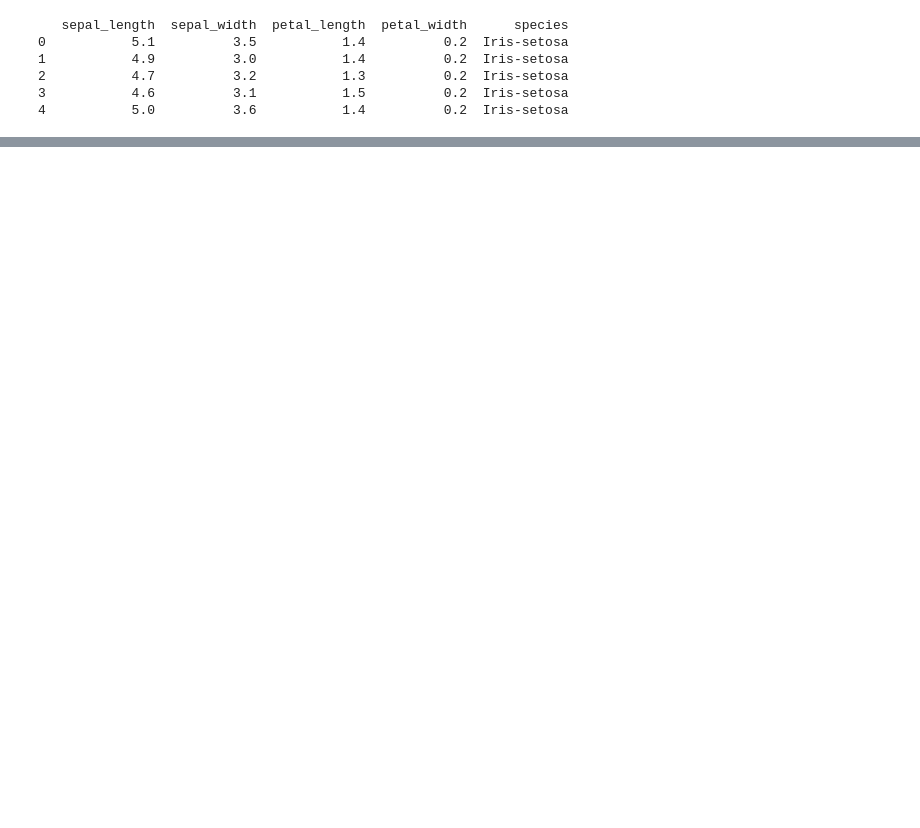
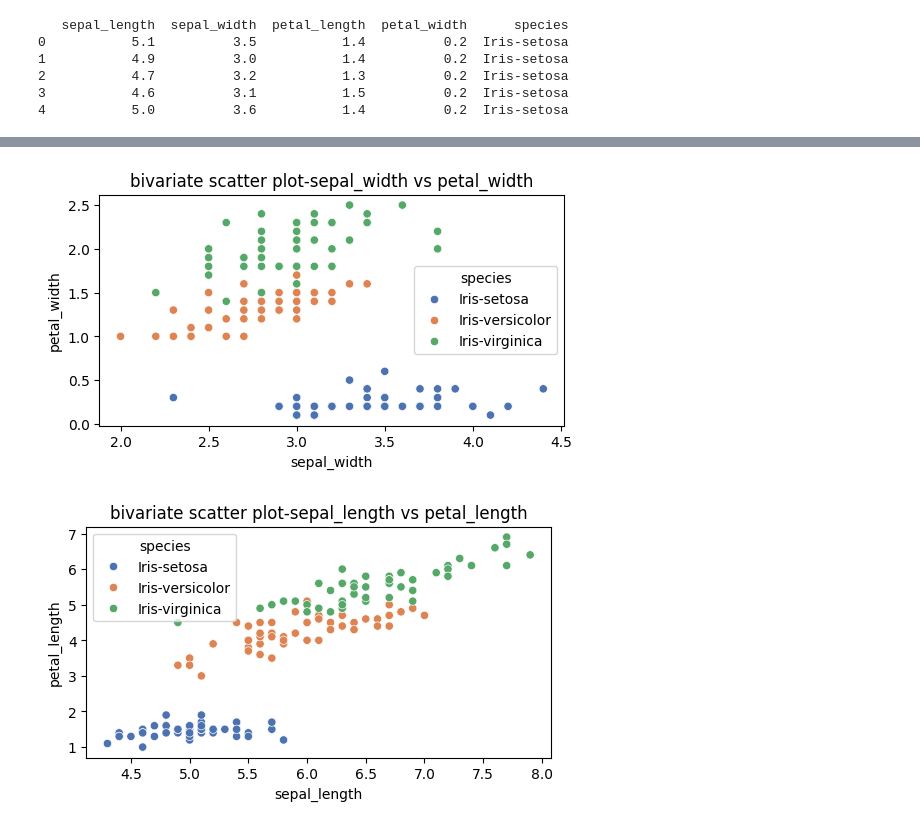
Before and after one commit to Hrishivendan/hjk, a Jupyter notebook: MACHINE_LEARNING.ipynb, the cells around one changed output, grey strips where cells are left out. Cells and saved outputs as stored; diff of their text form; code cells hidden in the pictures; blank space fills up the shorter version.

```diff
--- a/MACHINE_LEARNING.ipynb
+++ b/MACHINE_LEARNING.ipynb
@@ -31,0 +43,17 @@ SyntaxError: incomplete input (ipython-input-2303927297.py, line 1)
+# %%
+bivariate_pairs=[
+    ('sepal_width','petal_width'),
+    ('sepal_length','petal_length')
+]
+# %%
+for x_feature,y_feature in bivariate_pairs:
+  plt.figure(figsize=(6,3))
+  sns.scatterplot(x=df[x_feature],y=df[y_feature],hue=df['species'],palette='deep')
+  plt.title(f"bivariate scatter plot-{x_feature} vs {y_feature}")
+  plt.xlabel(x_feature)
+  plt.ylabel(y_feature)
+  plt.legend(title="species")
+  plt.show()
+# %% [output]
+[figure, added]
+[figure, added]
```
Also changed, not shown: parts of 6 cells of this notebook.
